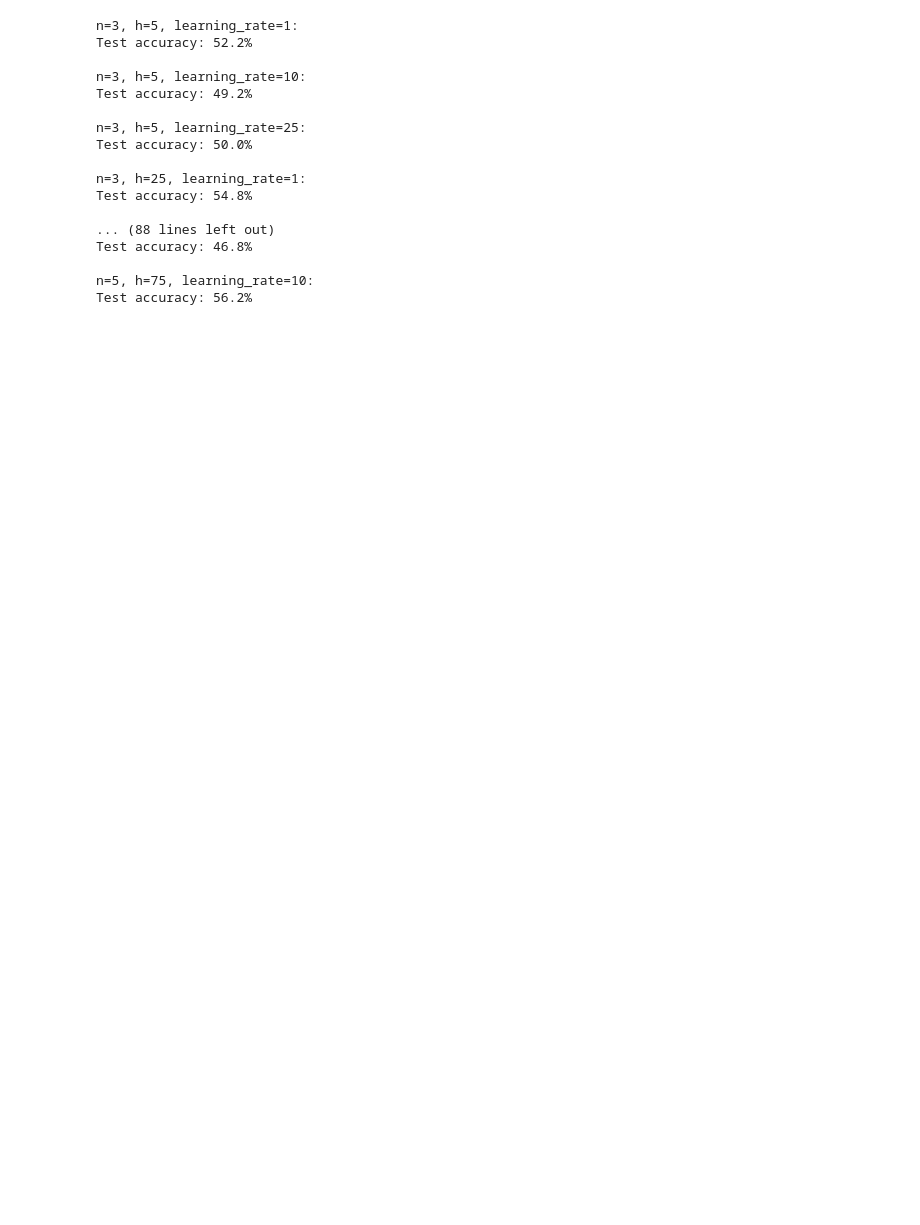
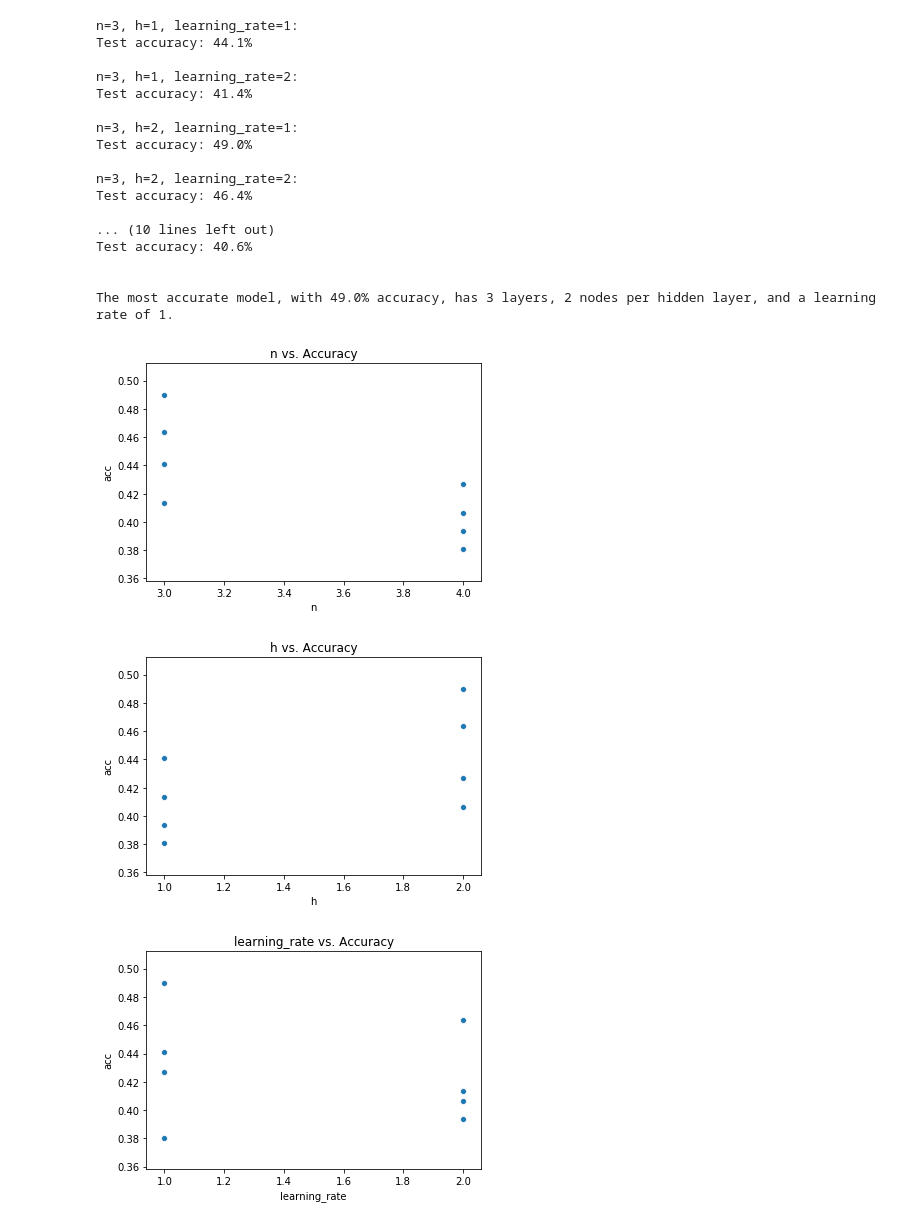
Before and after one commit to mkirsch17/Ethnomusicology, a Jupyter notebook: neural_network.ipynb, the cells around one changed output. Saved outputs shown, nothing was run; the diff lists cells and outputs as text; code cells hidden in the pictures; blank space fills up the shorter version.

```diff
--- a/neural_network.ipynb
+++ b/neural_network.ipynb
@@ -113,3 +111,16 @@ def evaluate_model(model, X_train, y_train, X_test, y_test, n, h):
     #print('NN (n=%s, size=%s):\nTraining error: %.1f%%\nTest error: %.1f%%' % (n, h, training_error*100, test_error*100))
 
     return(test_acc)
+# %%
+def print_best_combo(dict_combo_acc):
+
+    # Hyperparameter combination with the highest test accuracy
+    best_combo = {key: value for key, value in dict_combo_acc.items() if value == max(dict_combo_acc.values())}
+
+    n_best = list(best_combo.keys())[0].split('-')[0]
+    h_best = list(best_combo.keys())[0].split('-')[1]
+    learning_rate_best = list(best_combo.keys())[0].split('-')[2]
+    test_acc_best = list(best_combo.values())[0]
+
+    print('\nThe most accurate model, with %.1f%% accuracy, has %s layers, %s nodes per hidden layer, and a learning rate of %s.' %
+         (test_acc_best*100, n_best, h_best, learning_rate_best))
@@ -131,13 +178,16 @@ X = np.array(df.iloc[:, 1:-2])
 y = np.array(df.iloc[:, -1])
 # %%
 # Number of layers to test
-n_vals = [3, 4, 5]
+n_vals = [3, 4]
+n_vals = [3, 4]
 
 # Hidden layer sizes to test
-h_vals = [5, 25, 50, 75]
+h_vals = [5, 25, 50, 75, 100]
+h_vals = [1, 2]
 
 # Learning rate values to test
-learning_rate_vals = [1, 10, 25]
+learning_rate_vals = [0.1, 1, 10, 25]
+learning_rate_vals = [1, 2]
 # %%
 # Type of activation to use
 # Choices (enter exactly): sigmoid, tanh (hyperbolic tangent), relu (rectifier linear), identity
@@ -151,4 +198,7 @@ dict_combo_acc = dict()
 # %%
+# Initialize dictionary to contain test accuracy for every hyperparameter combination
+dict_combo_acc = dict()
+
 # For each number of layers to test
 for n in n_vals:
 
@@ -179,42 +229,52 @@ for n in n_vals:
                 y_train = torch.from_numpy(y_train)
                 X_test = torch.from_numpy(X_test).float()
                 y_test = torch.from_numpy(y_test)
 
                 # Build neural network model
                 model = build_model(n, h, activation)
 
                 # Loss function
                 loss_fn = torch.nn.CrossEntropyLoss()
 
                 # Train model
                 train_model(model, X_train, y_train, learning_rate, loss_fn)
 
                 # Evaluate model's performance
                 test_acc = evaluate_model(model, X_train, y_train, X_test, y_test, n, h)
 
                 # Append test accuracy to list
                 all_test_accs.append(test_acc)
 
             # Calculate average test accuracy for this hyperparameter combination across k runs
             avg_test_acc = sum(all_test_accs) / len(all_test_accs)
             print('n=%s, h=%s, learning_rate=%s:\nTest accuracy: %.1f%%\n' % (n, h, learning_rate, (avg_test_acc*100)))
 
+            # Dictionary of all hyperparameter combinations and its accuracy
             dict_combo_acc[combo] = avg_test_acc
+
+# Print the best hyperparameter comboination and its accuracy
+print_best_combo(dict_combo_acc)
+
+# Plot hyperparameters vs. accuracy
+plot_hyperparameter_vs_acc(dict_combo_acc)
 # %% [output]
-n=3, h=5, learning_rate=1:
-Test accuracy: 52.2%
+n=3, h=1, learning_rate=1:
+Test accuracy: 44.1%
 
-n=3, h=5, learning_rate=10:
-Test accuracy: 49.2%
+n=3, h=1, learning_rate=2:
+Test accuracy: 41.4%
 
-n=3, h=5, learning_rate=25:
-Test accuracy: 50.0%
+n=3, h=2, learning_rate=1:
+Test accuracy: 49.0%
 
-n=3, h=25, learning_rate=1:
-Test accuracy: 54.8%
+n=3, h=2, learning_rate=2:
+Test accuracy: 46.4%
 
-... (88 lines left out)
-Test accuracy: 46.8%
+... (10 lines left out)
+Test accuracy: 40.6%
 
-n=5, h=75, learning_rate=10:
-Test accuracy: 56.2%
+
+The most accurate model, with 49.0% accuracy, has 3 layers, 2 nodes per hidden layer, and a learning rate of 1.
+[figure, added]
+[figure, added]
+[figure, added]
```
Also changed, not shown: parts of 7 cells of this notebook, 1 other file.
